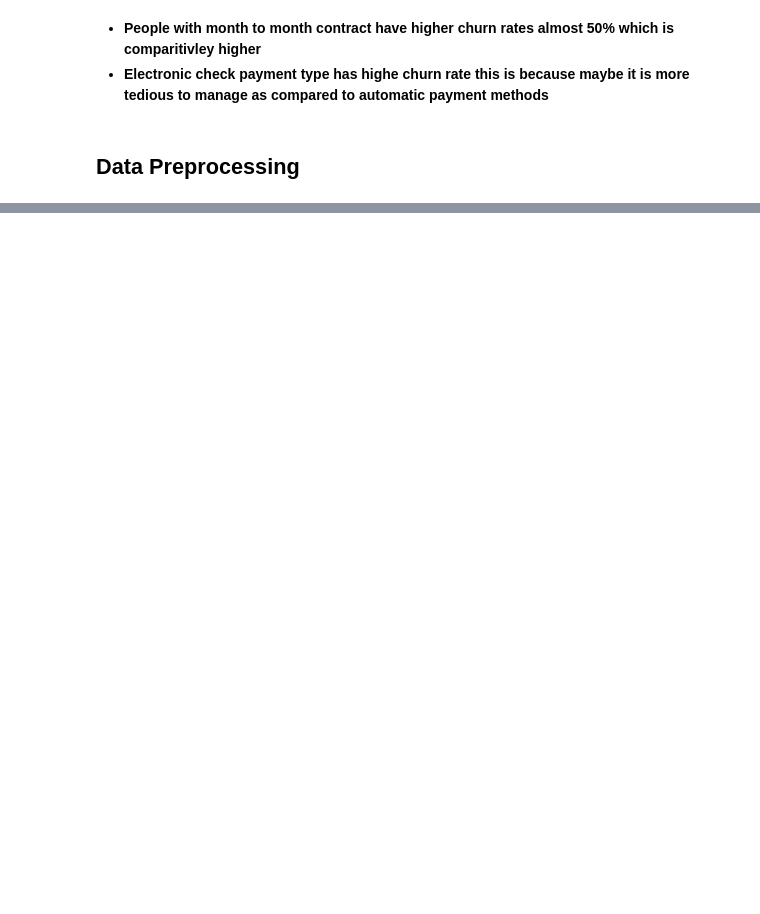
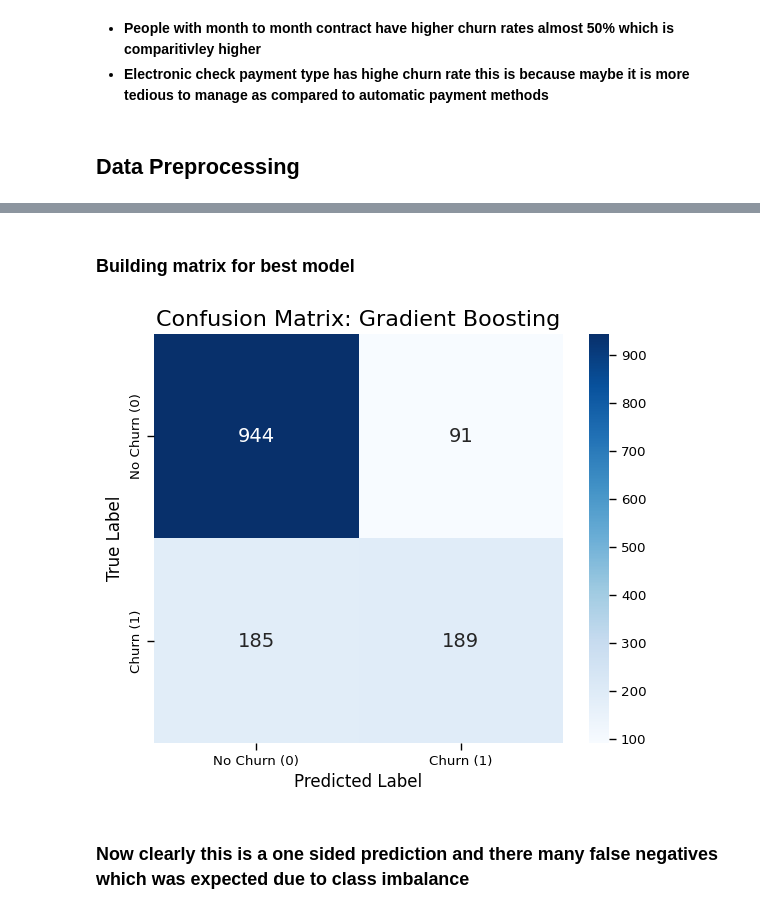
Before and after one commit to ac-26/Telecom-Customer-Churn-Prediction, a Jupyter notebook: telecom_churn_v2.ipynb, the cells around one changed output, grey strips where cells are left out. Saved outputs shown, nothing was run; the diff lists cells and outputs as text; code cells hidden in the pictures; blank space fills up the shorter version.

Commit message:
model building started

```diff
--- a/telecom_churn_v2.ipynb
+++ b/telecom_churn_v2.ipynb
@@ -427,0 +476,4 @@ df.head()
+# %%
+for col in categorical_cols:
+    unique_vals = df_processed[col].unique()
+    print(f"\n{col} : {unique_vals}")
@@ -427,0 +533,3 @@ df.head()
+# %%
+#for rest we do one-hot encoding
+df_processed = pd.get_dummies(df_processed, columns=multi_cols, prefix=multi_cols)
@@ -427,0 +547,19 @@ df.head()
+# %%
+from sklearn.model_selection import train_test_split
+from sklearn.preprocessing import StandardScaler
+
+X = df_processed.drop('Churn', axis=1)
+y = df_processed['Churn']
+
+X_train, X_test, y_train, y_test = train_test_split(
+    X, y, test_size=0.2, random_state=42, stratify=y
+)
+# %%
+scaler = StandardScaler()
+numerical_features = ['tenure', 'MonthlyCharges', 'TotalCharges', 'AvgMonthlyCharges']
+
+X_train_scaled = X_train.copy()
+X_test_scaled = X_test.copy()
+
+X_train_scaled[numerical_features] = scaler.fit_transform(X_train[numerical_features])
+X_test_scaled[numerical_features] = scaler.transform(X_test[numerical_features])
@@ -427,0 +641,22 @@ df.head()
+# %% [markdown]
+### **Building matrix for best model**
+# %%
+best_model_name = max(results, key=lambda x: results[x]['auc_roc'])
+cm = confusion_matrix(y_test, results[best_model_name]['predictions'])
+
+plt.figure(figsize=(6, 5))
+sns.heatmap(cm, annot=True, fmt='d', cmap='Blues', cbar=True,
+            annot_kws={'size': 14}, square=True)
+
+plt.title(f'Confusion Matrix: {best_model_name}', fontsize=16)
+plt.xlabel('Predicted Label', fontsize=12)
+plt.ylabel('True Label', fontsize=12)
+plt.xticks([0.5, 1.5], ['No Churn (0)', 'Churn (1)'])
+plt.yticks([0.5, 1.5], ['No Churn (0)', 'Churn (1)'])
+
+plt.tight_layout()
+plt.show()
+# %% [output]
+[figure, added]
+# %% [markdown]
+### **Now clearly this is a one sided prediction and there many false negatives which was expected due to class imbalance**
```
Also changed, not shown: parts of 25 cells of this notebook.
